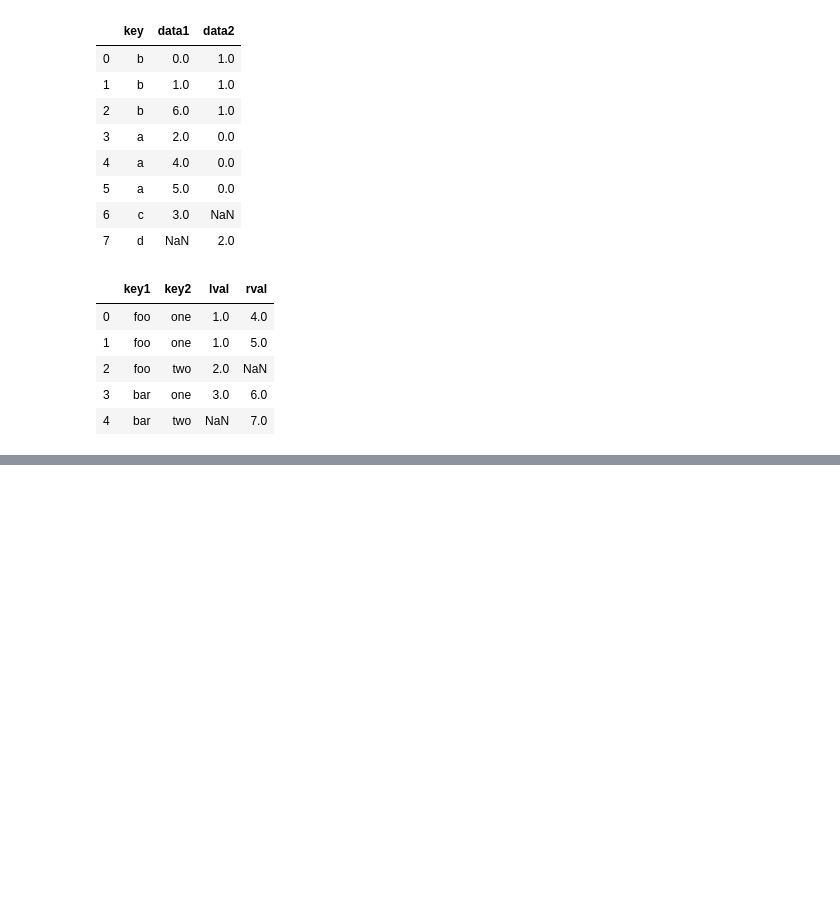
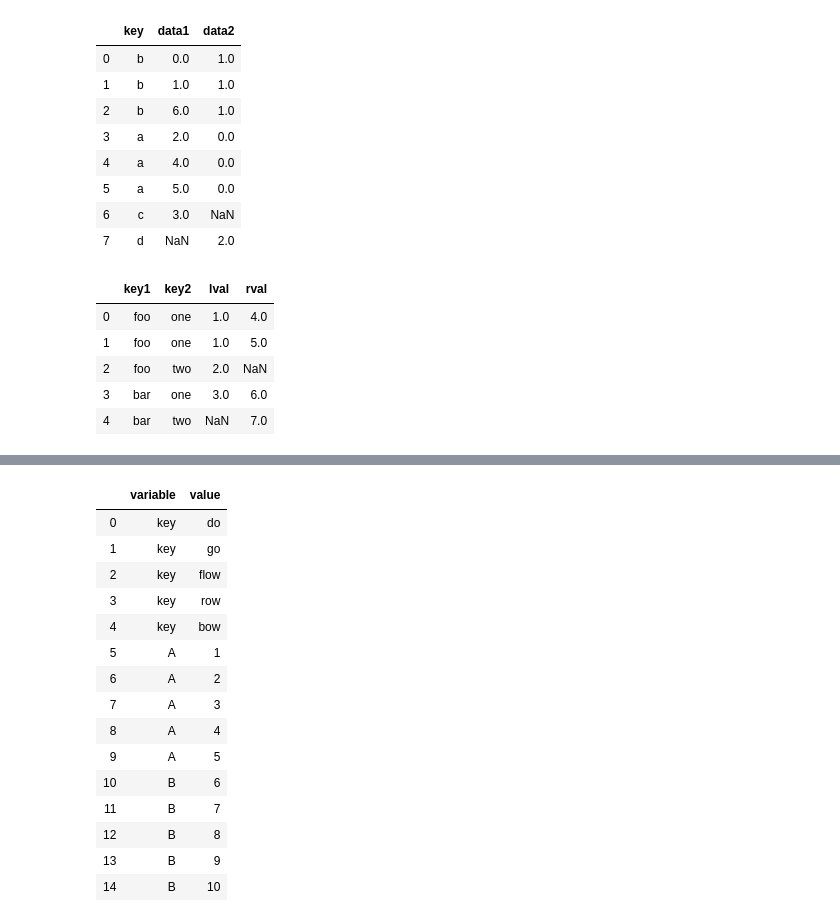
Before and after one commit to 1zulkifel/Data_science, a Jupyter notebook: Pandas_p.ipynb, the cells around one changed output, grey strips where cells are left out. Saved outputs shown, nothing was run; the diff lists cells and outputs as text; code cells hidden in the pictures; blank space fills up the shorter version.

```diff
--- a/Pandas_p.ipynb
+++ b/Pandas_p.ipynb
@@ -771,0 +997,19 @@ mrg_df
+# %%
+pd.melt(df,value_vars=['key','A','B'])
+# %% [output]
+|  | variable | value |
+| 0 | key | do |
+| 1 | key | go |
+| 2 | key | flow |
+| 3 | key | row |
+| 4 | key | bow |
+| 5 | A | 1 |
+| 6 | A | 2 |
+| 7 | A | 3 |
+| 8 | A | 4 |
+| 9 | A | 5 |
+| 10 | B | 6 |
+| 11 | B | 7 |
+| 12 | B | 8 |
+| 13 | B | 9 |
+| 14 | B | 10 |
```
Also changed, not shown: parts of 29 cells of this notebook.
